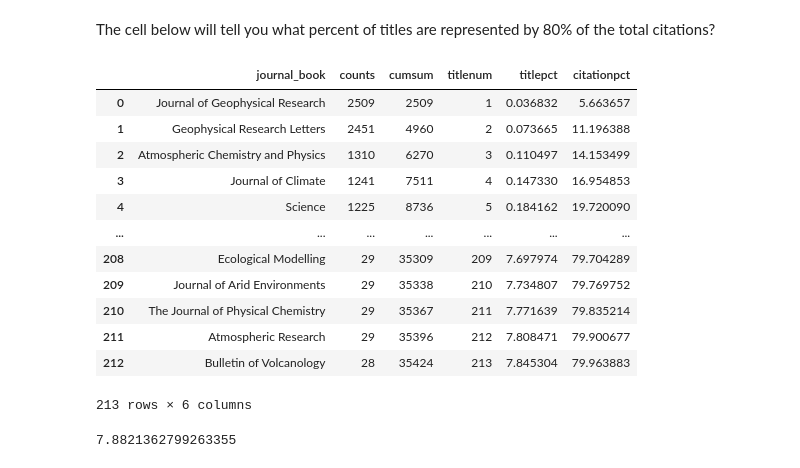
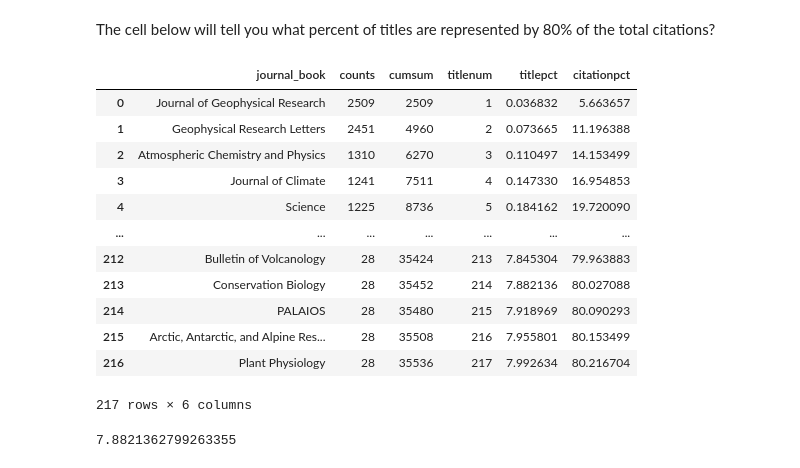
Before and after one commit to samteplitzky/Earth-Science-Citation-Replication-Project, a Jupyter notebook: Citation_Data_Analysis_All_Institutions.ipynb, the cells around one changed output. Cells and saved outputs as stored; diff of their text form; code cells hidden in the pictures.

```diff
--- a/Citation_Data_Analysis_All_Institutions.ipynb
+++ b/Citation_Data_Analysis_All_Institutions.ipynb
@@ -553,22 +501,22 @@ citedRefsMeta_count
 # %% [markdown]
 The cell below will tell you what percent of titles are represented by 80% of the total citations?
 # %%
-#n = citedRefsMeta_count.loc[citedRefsMeta_count['citationpct'] <= 80]
-#n
+n = citedRefsMeta_count.loc[citedRefsMeta_count['citationpct'] <= 80.25]
+n
 # %% [output]
 |  | journal_book | counts | cumsum | titlenum | titlepct | citationpct |
 | 0 | Journal of Geophysical Research | 2509 | 2509 | 1 | 0.036832 | 5.663657 |
 | 1 | Geophysical Research Letters | 2451 | 4960 | 2 | 0.073665 | 11.196388 |
 | 2 | Atmospheric Chemistry and Physics | 1310 | 6270 | 3 | 0.110497 | 14.153499 |
 | 3 | Journal of Climate | 1241 | 7511 | 4 | 0.147330 | 16.954853 |
 | 4 | Science | 1225 | 8736 | 5 | 0.184162 | 19.720090 |
 | ... | ... | ... | ... | ... | ... | ... |
-| 208 | Ecological Modelling | 29 | 35309 | 209 | 7.697974 | 79.704289 |
-| 209 | Journal of Arid Environments | 29 | 35338 | 210 | 7.734807 | 79.769752 |
-| 210 | The Journal of Physical Chemistry | 29 | 35367 | 211 | 7.771639 | 79.835214 |
-| 211 | Atmospheric Research | 29 | 35396 | 212 | 7.808471 | 79.900677 |
 | 212 | Bulletin of Volcanology | 28 | 35424 | 213 | 7.845304 | 79.963883 |
+| 213 | Conservation Biology | 28 | 35452 | 214 | 7.882136 | 80.027088 |
+| 214 | PALAIOS | 28 | 35480 | 215 | 7.918969 | 80.090293 |
+| 215 | Arctic, Antarctic, and Alpine Res... | 28 | 35508 | 216 | 7.955801 | 80.153499 |
+| 216 | Plant Physiology | 28 | 35536 | 217 | 7.992634 | 80.216704 |
-213 rows × 6 columns
+217 rows × 6 columns
 # %%
 ind=np.argmin(abs(80.-citedRefsMeta_count.citationpct))
 pctile = citedRefsMeta_count.titlepct[ind]
```
Also changed, not shown: parts of 16 cells of this notebook.
